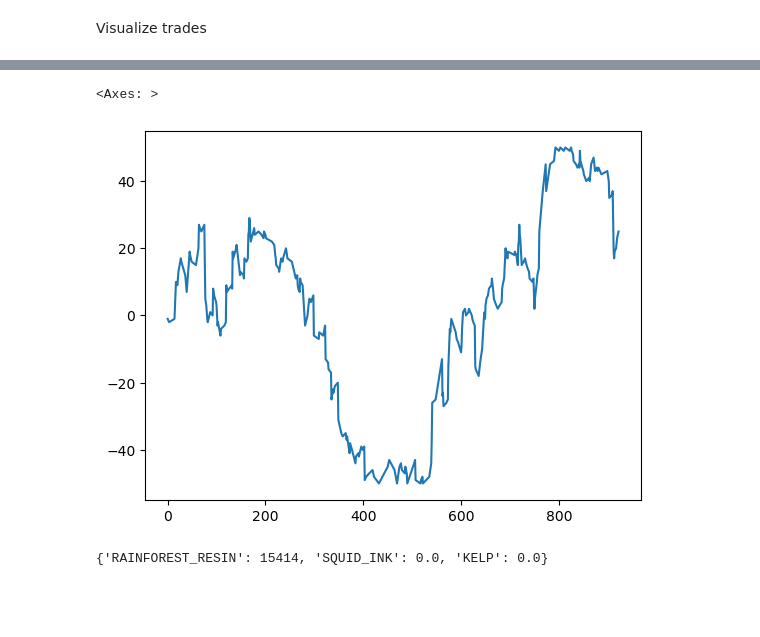
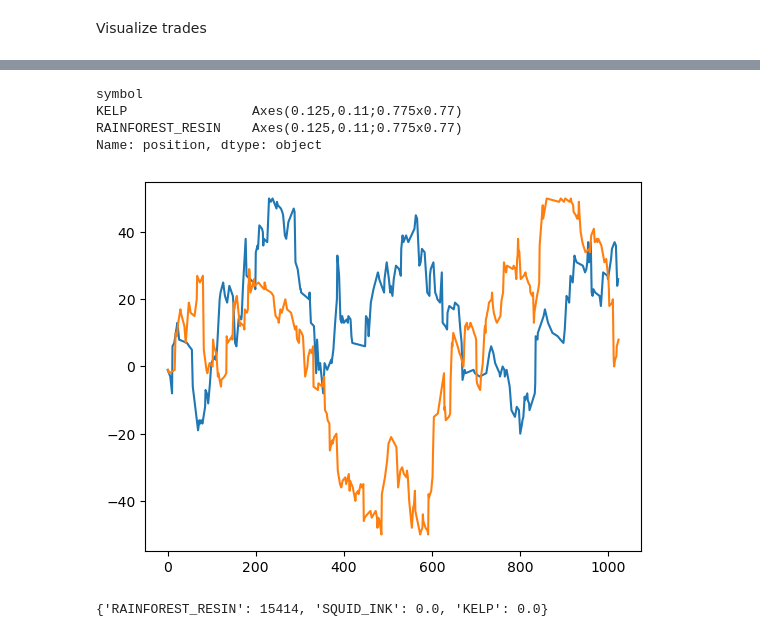
Before and after one commit to Edwin-yin/imc-prosperity-2, a Jupyter notebook: round1_new/run-backtest.ipynb, the cells around one changed output, grey strips where cells are left out. Saved outputs shown, nothing was run; the diff lists cells and outputs as text; code cells hidden in the pictures; blank space fills up the shorter version.

```diff
--- a/round1_new/run-backtest.ipynb
+++ b/round1_new/run-backtest.ipynb
@@ -132,11 +148,15 @@ print(backtester.pnl)
 # %% [markdown]
 Visualize trades
 # %%
-market_data, trade_history = _process_data_('./logs/resin_20thre_1width.log')
+# market_data, trade_history = _process_data_('./logs/resin_20thre_1width.log')
 # market_data, trade_history = _process_data_('./logs/resin_49threshold.log')
 # market_data, trade_history = _process_data_('./logs/resin_30_clearthreshold.log')
+# market_data, trade_history = _process_data_('./logs/kelp_reversion.log')
+market_data, trade_history = _process_data_('./logs/kelp_15_30.log')
 # %%
-my_trades = trade_history[(trade_history['buyer'] == 'SUBMISSION') | (trade_history['seller'] == 'SUBMISSION')]
+my_trades = trade_history[(trade_history['buyer'] == 'SUBMISSION') | (trade_history['seller'] == 'SUBMISSION')].copy()
 # %%
-my_trades.loc[:, 'side'] = my_trades.apply(lambda x:  1 if x['buyer'] == 'SUBMISSION' else -1, axis=1)
-my_trades.loc[:, 'position'] = (my_trades['side'] * my_trades['quantity']).cumsum()
+my_trades.loc[:, 'side'] = my_trades.apply(lambda x: 1 if x['buyer'] == 'SUBMISSION' else -1, axis=1)
+my_trades.loc[:, 'position'] = my_trades.groupby('symbol').apply(
+	lambda group: (group['side'] * group['quantity']).cumsum()
+).reset_index(level=0, drop=True)
@@ -154,8 +163,11 @@ See the caveats in the documentation: https://pandas.pydata.org/pandas-docs/stab
 # %%
-my_trades['position'].plot()
+my_trades.groupby('symbol')['position'].plot()
 # %% [output]
-<Axes: >
+symbol
+KELP                Axes(0.125,0.11;0.775x0.77)
+RAINFOREST_RESIN    Axes(0.125,0.11;0.775x0.77)
+Name: position, dtype: object
-[figure, old version]
+[figure, new version]
 # %%
 # with fair prediction
 day = 0
```
Also changed, not shown: parts of 2 cells of this notebook, 1 other file.
